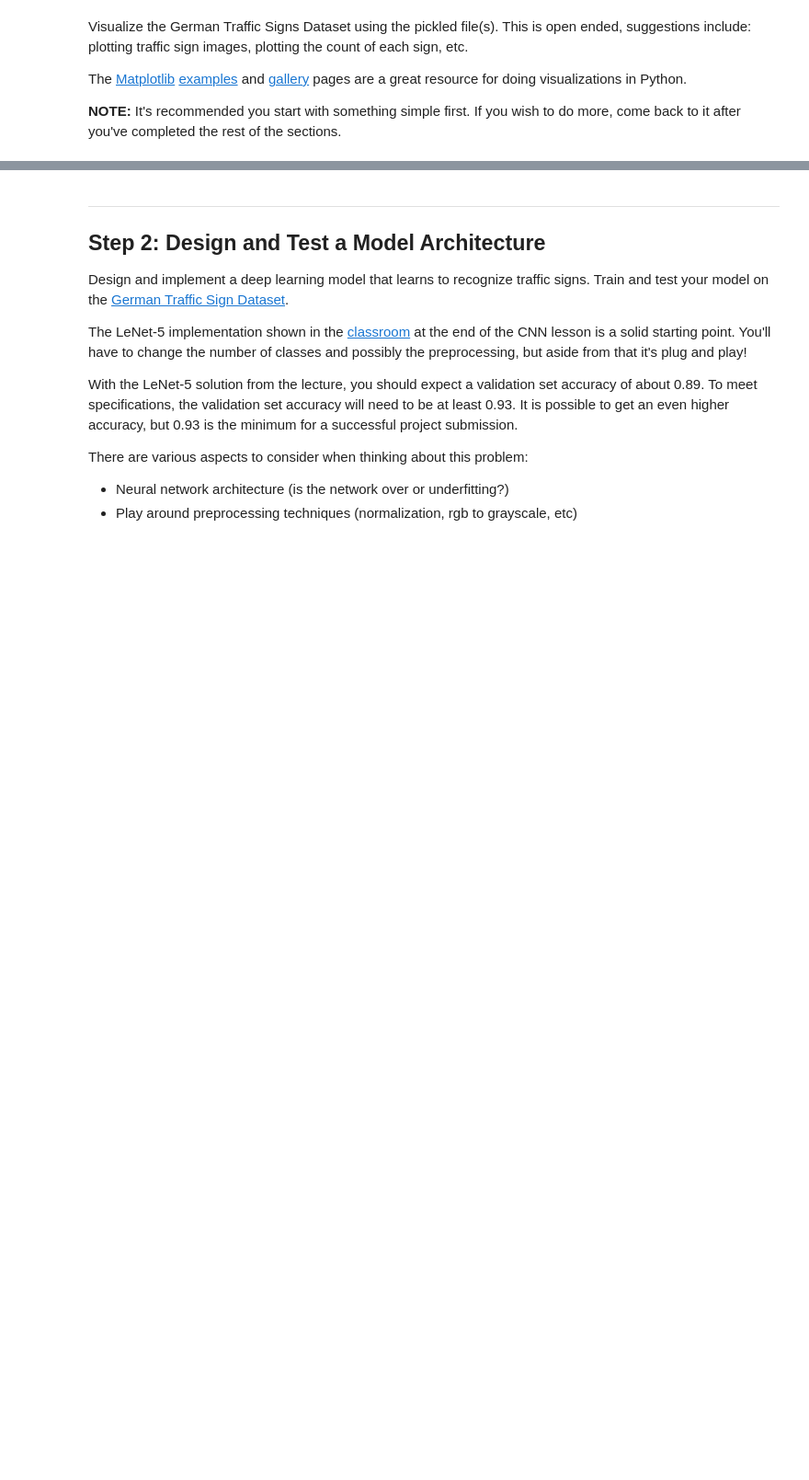
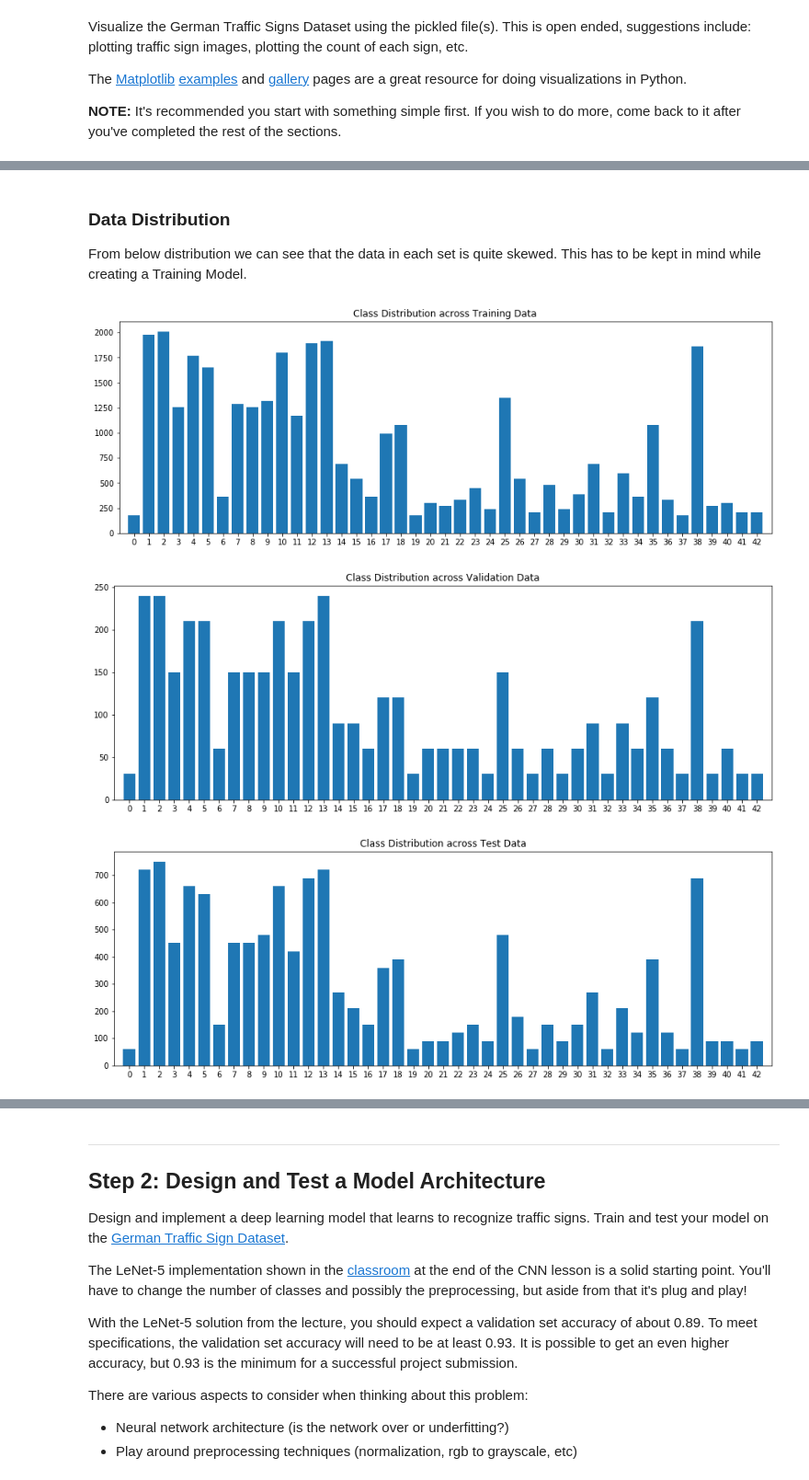
Before and after one commit to dhirendraism/CarND-Traffic-Sign-Classifier-Project, a Jupyter notebook: Traffic_Sign_Classifier.ipynb, the cells around one changed output, grey strips where cells are left out. Shown at 92% size. Cells and saved outputs as stored; diff of their text form; code cells hidden in the pictures; blank space fills up the shorter version.

```diff
--- a/Traffic_Sign_Classifier.ipynb
+++ b/Traffic_Sign_Classifier.ipynb
@@ -135,0 +149,26 @@ print(y_train[index])
+# %% [markdown]
+### Data Distribution
+
+From below distribution we can see that the data in each set is quite skewed. This has to be kept in mind while creating a Training Model.
+# %%
+import numpy as np
+
+def plot_data_dist(y, dataset_name):
+    # Count frequency of each label
+    labels, counts = np.unique(y, return_counts=True)
+    # Plot the histogram
+    plt.rcParams["figure.figsize"] = [15, 5]
+    axes = plt.gca()
+    axes.set_xlim([-1,43])
+
+    plt.bar(labels, counts, tick_label=labels, width=0.8, align='center')
+    plt.title('Class Distribution across {} Data'.format(dataset_name))
+    plt.show()
+
+plot_data_dist(y_train, 'Training')
+plot_data_dist(y_valid, 'Validation')
+plot_data_dist(y_test, 'Test')
+# %% [output]
+[figure, added]
+[figure, added]
+[figure, added]
```
Also changed, not shown: parts of 21 cells of this notebook, 15 other files.
